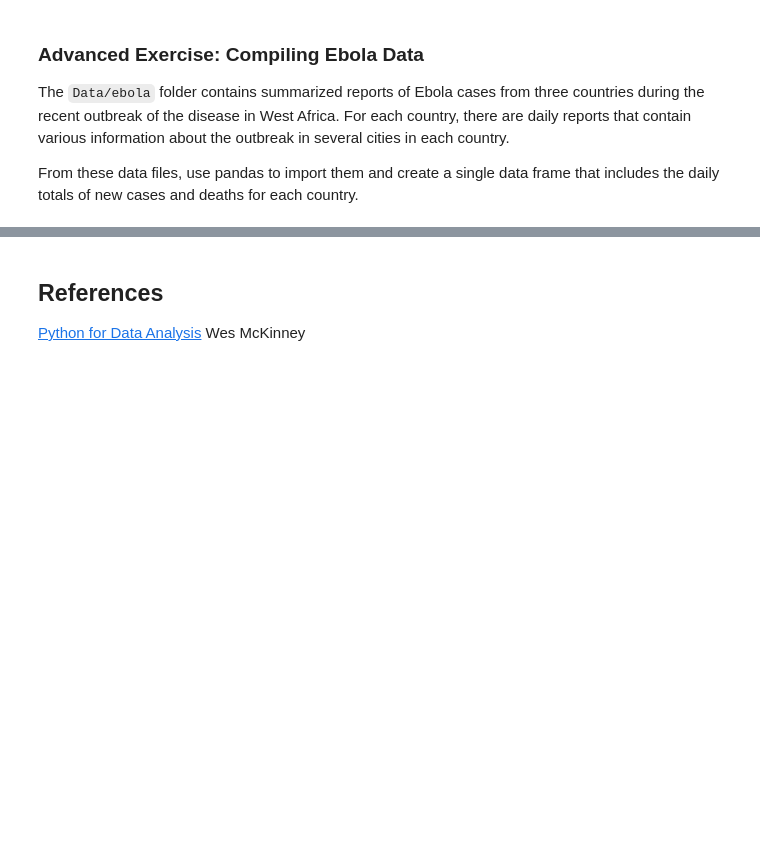
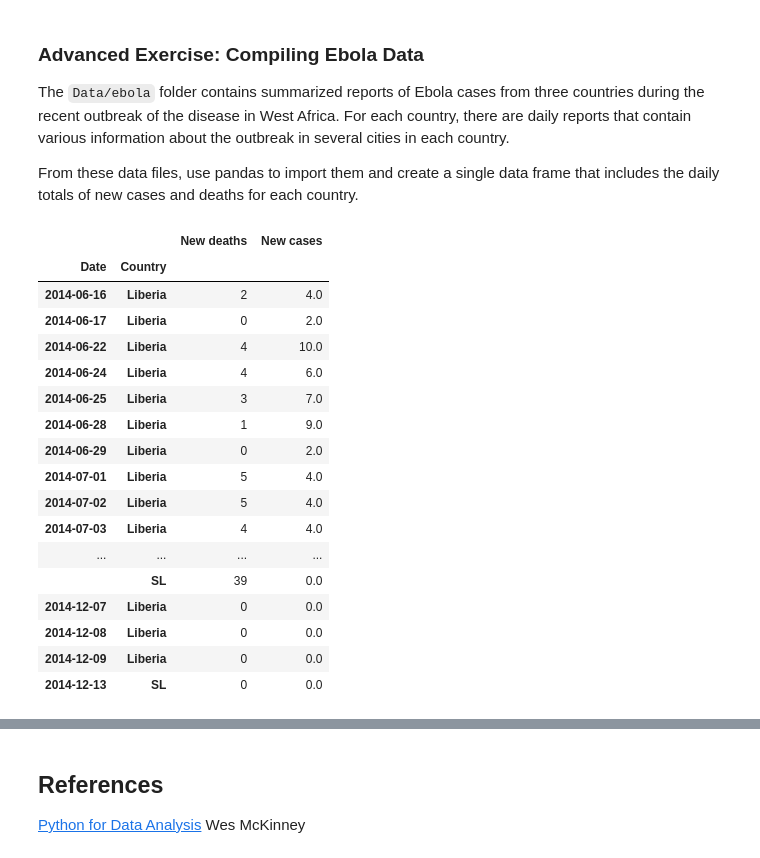
Before and after one commit to bojbilla/AdaHomeworks, a Jupyter notebook: 01 - Pandas and Data Wrangling/Intro to Pandas.ipynb, the cells around one changed output, grey strips where cells are left out. Drawn from its saved outputs; the diff is of its cells as text; code cells hidden in the pictures; blank space fills up the shorter version.

Commit message:
Completed last exrecise of intro

```diff
--- a/01 - Pandas and Data Wrangling/Intro to Pandas.ipynb
+++ b/01 - Pandas and Data Wrangling/Intro to Pandas.ipynb
@@ -810,13 +810,17 @@ import glob
 # Data loading helper function
 data_path = "Data/ebola/"
 
-def load_data(path):
+def load_data(path, idx=['Date']):
+    """Loads all files matching the given path (which can contain globs)
+    and concatenates them in a single DataFrame. It is possible to specify
+    which columns should be used as index by setting the idx argument.
+    """
     files = glob.glob(data_path + path)
 
     list_ = []
 
     for file_ in files:
-        df = pd.read_csv(file_,index_col=['Date'], header=0)
+        df = pd.read_csv(file_,index_col=idx, header=0, parse_dates=True)
         list_.append(df)
     return pd.concat(list_).copy()
 
@@ -825,38 +829,104 @@ def load_data(path):
 # Import data from Guinea
 data_guinea = load_data("guinea_data/*.csv")
 
 # Extrcat target data
 cols_to_keep = ['New cases of confirmed', 'New cases of probables', 'New cases of suspects']
 
-guinea_new_cases = data_guinea[[desc in cols_to_keep for desc in data_guinea.Description]]['Totals'].fillna(value=0)
+guinea_new_cases = data_guinea[[desc in cols_to_keep for desc in data_guinea.Description]]['Totals'].fillna(value=0.0)
 guinea_new_cases = pd.to_numeric(guinea_new_cases)
 guinea_new_cases = guinea_new_cases.groupby(guinea_new_cases.index).agg(np.sum)
 
 cols_to_keep = ['New deaths registered', 'New deaths registered today']
 
-guinea_deaths = data_guinea[[desc in cols_to_keep for desc in data_guinea.Description]]['Totals']
+guinea_new_deaths = data_guinea[[desc in cols_to_keep for desc in data_guinea.Description]]['Totals'].fillna(value=0.0)
 
-guinea = guinea_deaths.to_frame(name="Deaths")
+guinea = guinea_new_deaths.to_frame(name="New deaths")
 guinea['New cases'] = guinea_new_cases
-print(guinea)
+guinea['Country'] = 'Guinea'
+#print(guinea)
 
 # Import data from Liberia
 data_liberia = load_data("liberia_data/*.csv")
 
 # Extract target data
 
 cols_to_keep = ['New case/s (confirmed)', 'New Case/s (Probable)', 'New Case/s (Suspected)']
 
 liberia_new_cases = data_liberia[[desc in cols_to_keep for desc in data_liberia.Variable]]['National'].fillna(value=0.0)
 liberia_new_cases = liberia_new_cases.to_frame().groupby(liberia_new_cases.index).agg(np.sum)
 
 liberia_new_deaths = data_liberia[[desc in 'Newly reported deaths' for desc in data_liberia.Variable]]['National']
 liberia_new_deaths = liberia_new_deaths.fillna(value=0.0)
+# Some entries of new cases incorrectly contain the cumulative cases from the beginning of the measurments
+# Let's set them to 0 (incorrect but much closer to reality)
+liberia_new_cases[liberia_new_cases>1000] = 0
 
-liberia = liberia_new_deaths.to_frame(name="Deaths")
+liberia = liberia_new_deaths.to_frame(name="New deaths")
 liberia['New cases'] = liberia_new_cases
-liberia
+liberia['Country'] = 'Liberia'
+#print(liberia)
 
-# Extract data from sl
-# todo
+# Import data from sl
+data_sl = load_data("sl_data/*.csv", idx=['date'])
+
+# Extract target data
+cols_to_keep = ['new_suspected', 'new_probable', 'new_confirmed']
+
+sl_new_cases = data_sl[[desc in cols_to_keep for desc in data_sl.variable]]['National'].fillna(value=0.0)
+sl_new_cases = pd.to_numeric(sl_new_cases)
+sl_new_cases = sl_new_cases.to_frame().groupby(sl_new_cases.index).agg(np.sum)
+
+cols_to_keep = ['death_suspected', 'death_probable', 'death_confirmed']
+
+# This part is tricky: the etc_new_deaths filed is almost always missing and we can't use it
+# We have to get the total deaths for each day and substract the total from the previous one
+sl_deaths = data_sl[[desc in cols_to_keep for desc in data_sl.variable]]['National'].fillna(value=0.0)
+sl_deaths = pd.to_numeric(sl_deaths)
+sl_deaths = sl_deaths.to_frame(name="New deaths").groupby(sl_deaths.index).agg(np.sum)
+
+sl_new_deaths = sl_deaths.copy()
+
+# For each day, substrat the number of deaths of the previous day
+for idx in sl_deaths.sort_index().index:
+    past = sl_deaths[sl_deaths.index < idx]
+    last = past['New deaths'].max()
+    if np.isnan(last):
+        last = 0.0
+
+    diff = sl_deaths.loc[idx]['New deaths'] - last
+    if diff < 0.0: # This can happen for rows with missing data
+        diff = 0.0
+    sl_new_deaths.loc[idx]['New deaths'] = diff
+
+sl = sl_new_deaths
+sl['New cases'] = sl_new_cases
+sl['Country'] = 'SL'
+sl
+
+# Build the result DataFrame
+res = pd.concat([guinea, liberia, sl])
+res.reset_index(level=0, inplace=True)
+res['Date'] = res['index']
+res = res.drop('index', axis=1)
+res['Date'] = pd.to_datetime(res['Date'])
+res = res.set_index(['Date', 'Country'])
+res.sort_index()
 # %% [output]
+|  |  | New deaths | New cases |
+| Date | Country |  |  |
+| 2014-06-16 | Liberia | 2 | 4.0 |
+| 2014-06-17 | Liberia | 0 | 2.0 |
+| 2014-06-22 | Liberia | 4 | 10.0 |
+| 2014-06-24 | Liberia | 4 | 6.0 |
+| 2014-06-25 | Liberia | 3 | 7.0 |
+| 2014-06-28 | Liberia | 1 | 9.0 |
+| 2014-06-29 | Liberia | 0 | 2.0 |
+| 2014-07-01 | Liberia | 5 | 4.0 |
+| 2014-07-02 | Liberia | 5 | 4.0 |
+| 2014-07-03 | Liberia | 4 | 4.0 |
+| ... | ... | ... | ... |
+|  | SL | 39 | 0.0 |
+| 2014-12-07 | Liberia | 0 | 0.0 |
+| 2014-12-08 | Liberia | 0 | 0.0 |
+| 2014-12-09 | Liberia | 0 | 0.0 |
+| 2014-12-13 | SL | 0 | 0.0 |
```
Also changed, not shown: parts of 1 cell of this notebook.
